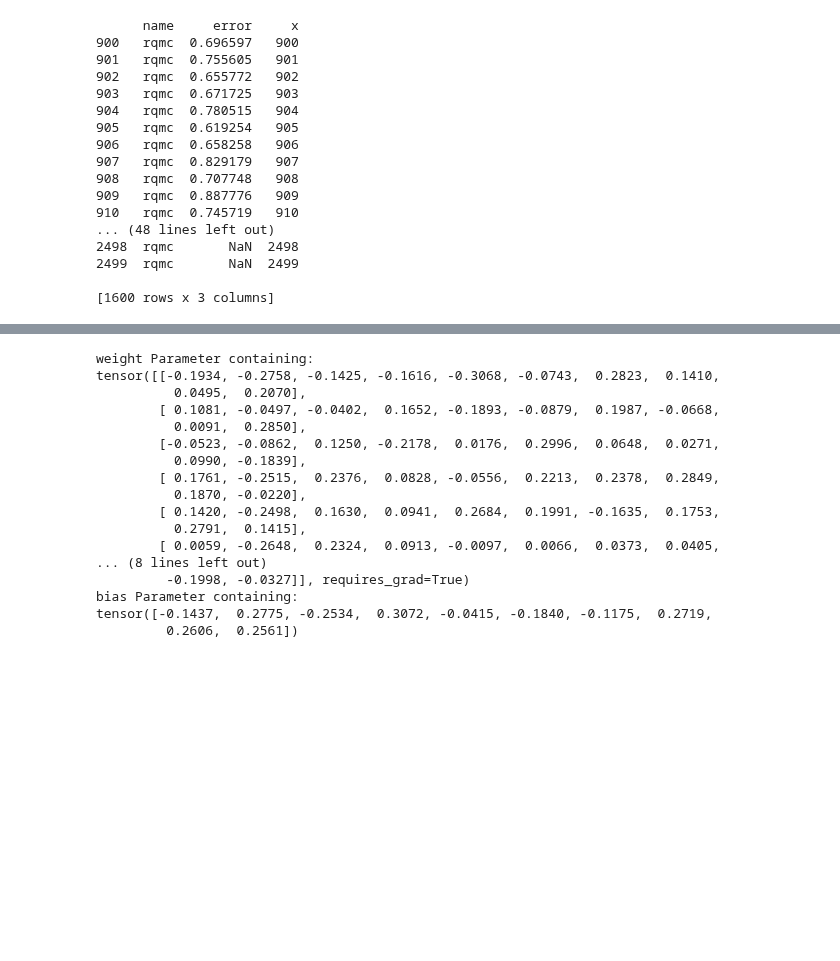
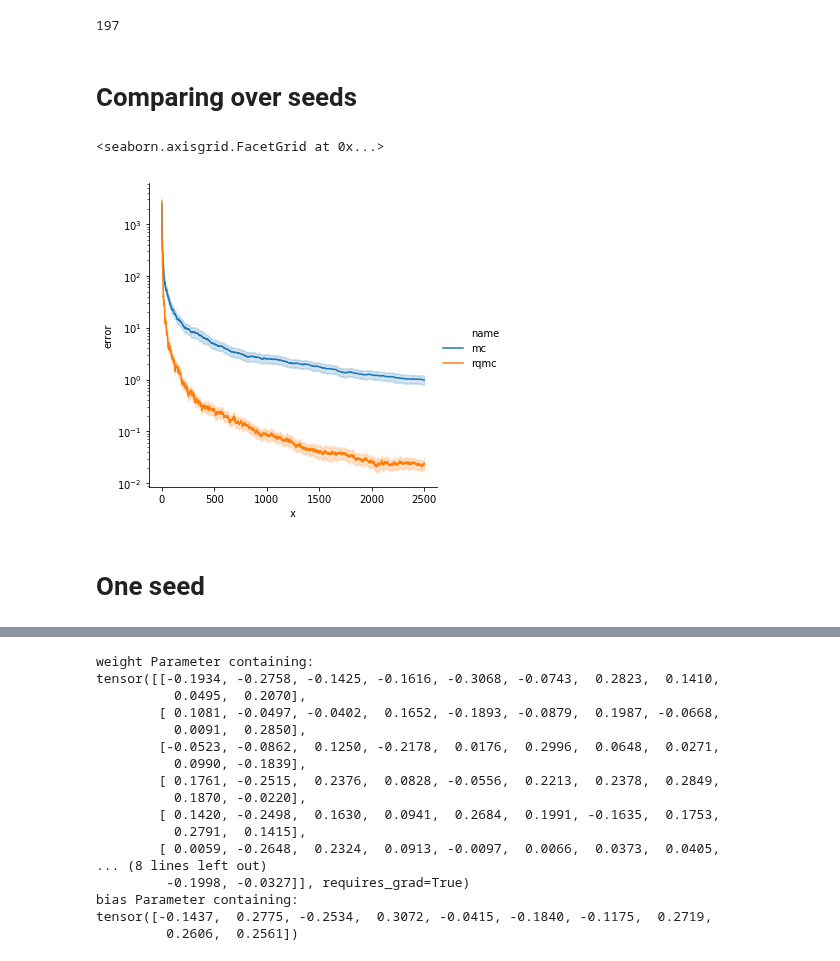
Before and after one commit to Sha-Lab/qmc, a Jupyter notebook: qmc.ipynb, the cells around one changed output, grey strips where cells are left out. Cells and saved outputs as stored; diff of their text form; code cells hidden in the pictures; blank space fills up the shorter version.

```diff
--- a/qmc.ipynb
+++ b/qmc.ipynb
@@ -3,34 +3,36 @@ import numpy as np
 import dill
 import seaborn as sns
 import pandas as pd
-
-with open('comparing_over_seeds/200_seeds_2500_trajs.pkl', 'rb') as f:
-    results = dill.load(f)
+# %% [output]
+197
+# %% [markdown]
+# Comparing over seeds
+# %%
+# load data
+with open('comparing_over_seeds/200_seeds_2500_trajs.pkl', 'rb') as f:
+    results = dill.load(f)
+    results = [res for res in results if not np.isnan(res[1][-1])] # cannot use res[1][-1] == np.nan
+    print(len(results))
 # %%
-seed = 20
-mc = pd.DataFrame({'name': 'mc', 'error': results[seed][0], 'x': list(range(len(results[seed][0])))})
-rqmc = pd.DataFrame({'name': 'rqmc', 'error': results[seed][1], 'x': list(range(len(results[seed][0])))})
+mc_data = pd.concat([
+    pd.DataFrame(
+        {'name': 'mc',
+         'error': results[i][0],
+         'x': np.arange(len(results[i][0]))}) for i in range(len(results))
+])
 
-print(rqmc[900:])
+rqmc_data = pd.concat([
+    pd.DataFrame(
+        {'name': 'rqmc',
+         'error': results[i][1],
+         'x': np.arange(len(results[i][1]))}) for i in range(len(results))
+])
 
-#data = pd.concat([mc, rqmc])
-#plot = sns.relplot(x='x', y='error', kind='line', hue='name', data=data)
-#plot.set(yscale='log')
+data = pd.concat([mc_data, rqmc_data])
+plot = sns.relplot(x='x', y='error', kind='line', hue='name', data=data)
+plot.set(yscale='log')
 # %% [output]
-      name     error     x
-900   rqmc  0.696597   900
-901   rqmc  0.755605   901
-902   rqmc  0.655772   902
-903   rqmc  0.671725   903
-904   rqmc  0.780515   904
-905   rqmc  0.619254   905
-906   rqmc  0.658258   906
-907   rqmc  0.829179   907
-908   rqmc  0.707748   908
-909   rqmc  0.887776   909
-910   rqmc  0.745719   910
-... (48 lines left out)
-2498  rqmc       NaN  2498
-2499  rqmc       NaN  2499
-
-[1600 rows x 3 columns]
+<seaborn.axisgrid.FacetGrid at 0x...>
+[figure, added]
+# %% [markdown]
+# One seed
```
Also changed, not shown: parts of 4 cells of this notebook, 19 other files.
